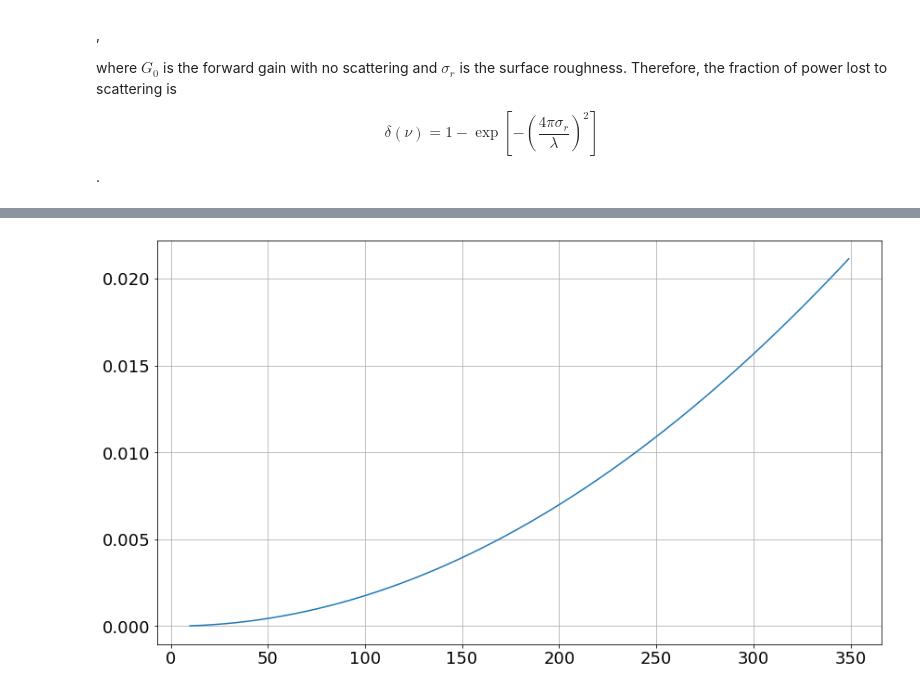
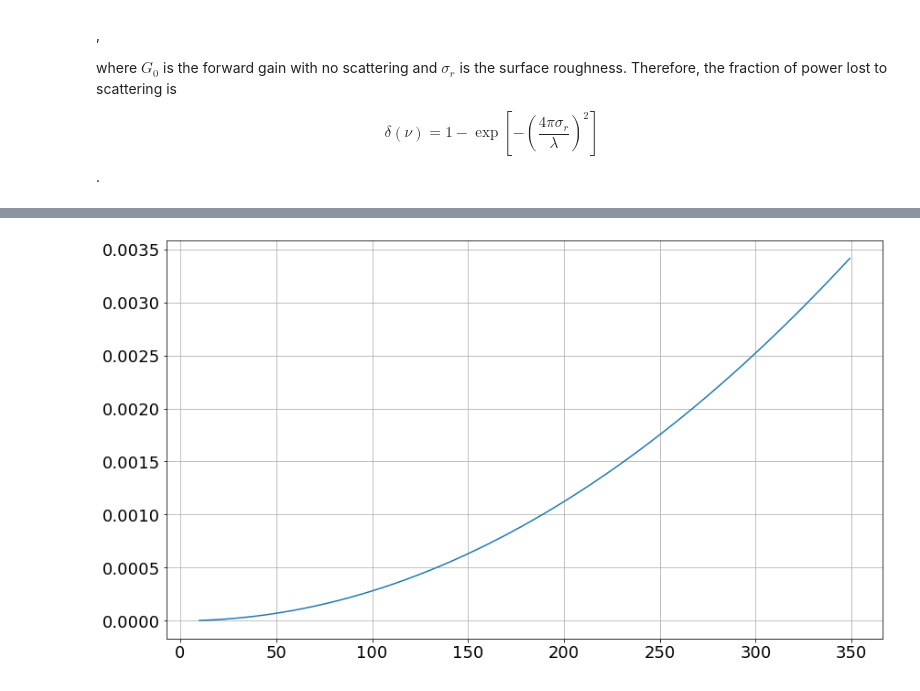
Before and after one commit to JohnRuhl/CMB_expt, a Jupyter notebook: S4-optics-loss.ipynb, the cells around one changed output, grey strips where cells are left out. Cells and saved outputs as stored; diff of their text form; code cells hidden in the pictures.

```diff
--- a/S4-optics-loss.ipynb
+++ b/S4-optics-loss.ipynb
@@ -58,7 +58,7 @@ where $G_0$ is the forward gain with no scattering and $\sigma_r$ is the surface
 
 $$ \delta (\nu) = 1 - \exp{\left[ -\left(\frac{4 \pi \sigma_r}{ \lambda}\right)^2 \right]} $$.
 # %%
-sigma_r = 10e-6;  # 10 microns per mirror
+sigma_r = 4e-6;  # 10 microns per mirror
 nu_ghz = np.arange(10,350)
 nu = 1e9*nu_ghz
 c = 3e8
@@ -88 +88 @@ for nug in [20,30,40,95,150,220,280]:
-[figure, old version]
+[figure, new version]
```
Also changed, not shown: parts of 1 cell of this notebook.
